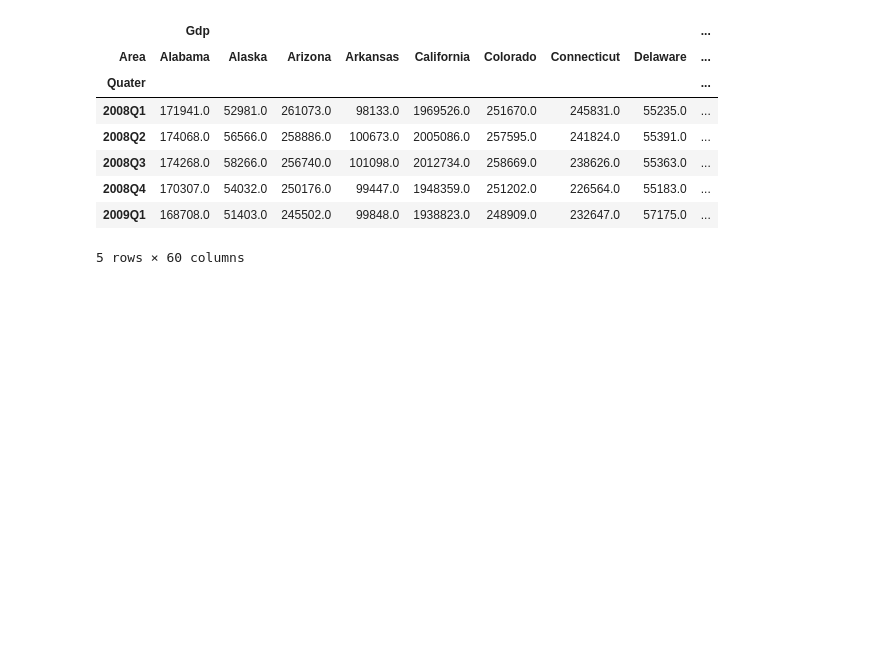
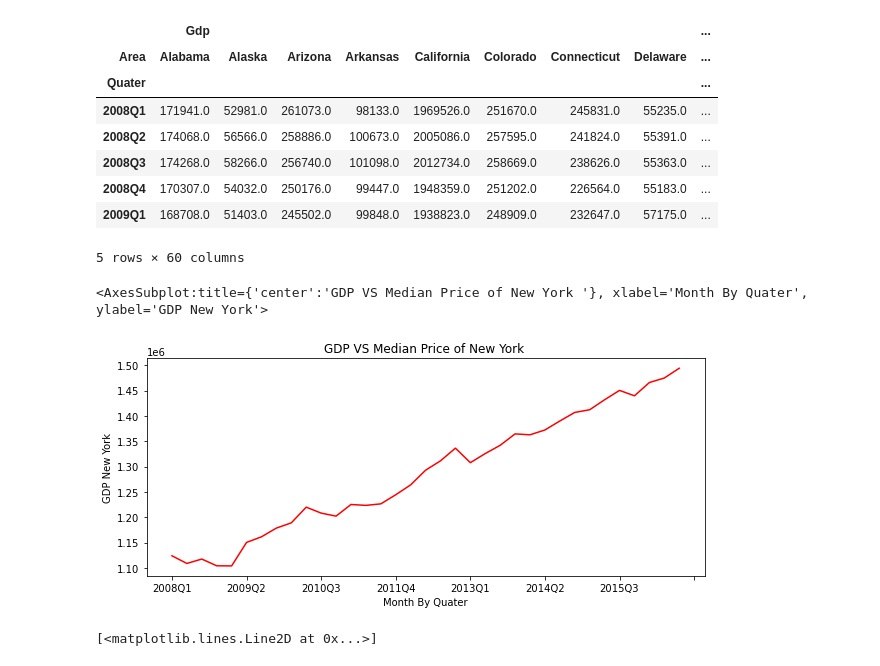
Before and after one commit to swetha4444/Analysing-Factors-affecting-House-Prices-in-the-US, a Jupyter notebook: notebooks/gdp.ipynb, the cells around one changed output. Drawn from its saved outputs; the diff is of its cells as text; code cells hidden in the pictures; blank space fills up the shorter version.

```diff
--- a/notebooks/gdp.ipynb
+++ b/notebooks/gdp.ipynb
@@ -48,7 +35,7 @@ census.head()
 # %%
 gdp=pd.read_csv('../Data/GDP_State_Quaterly.csv',skiprows=4,error_bad_lines=False)
 #Removing punctation from columns
-gdp.columns=gdp.columns.map(lambda x: re.sub(r'\W+', '', x))
+gdp.columns=gdp.columns.map(lambda x: re.sub(r':', '', x))
 #droping na
 gdp.dropna(inplace=True)
 columns_to_drop = list(range(2005,2008))
@@ -179,5 +163,20 @@ gdp12.head()
 | 2008Q4 | 170307.0 | 54032.0 | 250176.0 | 99447.0 | 1948359.0 | 251202.0 | 226564.0 | 55183.0 | ... |
 | 2009Q1 | 168708.0 | 51403.0 | 245502.0 | 99848.0 | 1938823.0 | 248909.0 | 232647.0 | 57175.0 | ... |
 5 rows × 60 columns
+# %%
+state='New York'
+z=gdp12['Gdp'][state].plot(figsize=(10,4),color='r',label='GDP',title="GDP VS Median Price of {} ".format(state))
+z.set_xlabel('Month By Quater')
+z.set_ylabel('GDP {}'.format(state))
+z
+# %% [output]
+<AxesSubplot:title={'center':'GDP VS Median Price of New York '}, xlabel='Month By Quater', ylabel='GDP New York'>
+[figure, added]
+# %%
+ax2=z.twinx()
+x=list(range(len(census_pivot.index)))
+ax2.plot(census_pivot['Median_Price'][state],color='g' ,label = 'MedianPrice')
+# %% [output]
+[<matplotlib.lines.Line2D at 0x...>]
 # %%
 def gdpmedian(state):
```
Also changed, not shown: parts of 11 cells of this notebook, 1 other file.
